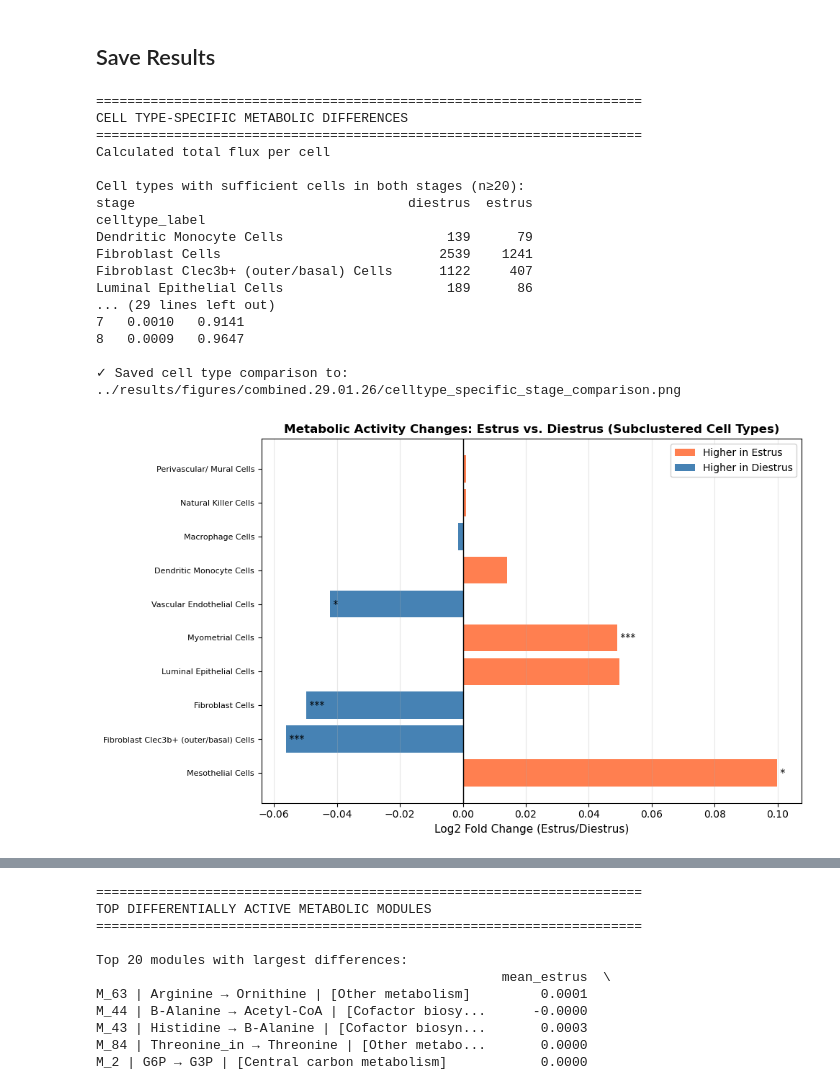
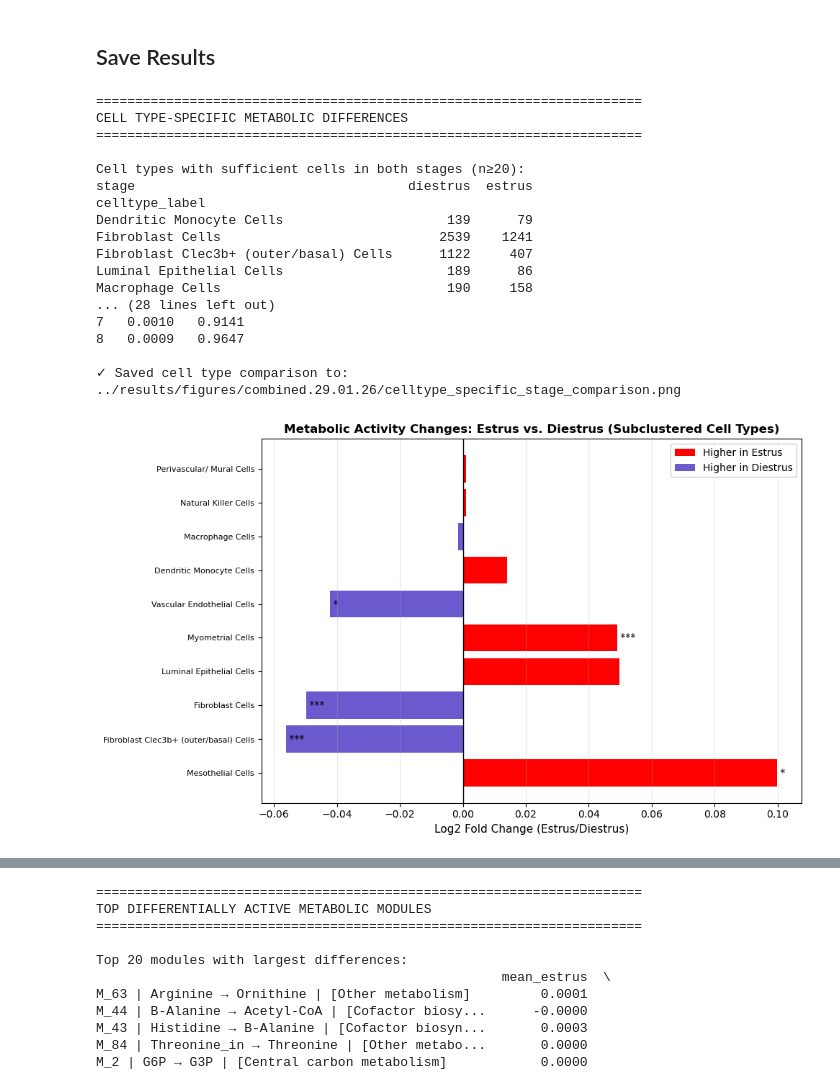
Before and after one commit to gthornes/FLUXestimatorGT, a Jupyter notebook: notebooks/03_flux_estimation.ipynb, the cells around one changed output, grey strips where cells are left out. Drawn from its saved outputs; the diff is of its cells as text; code cells hidden in the pictures.

```diff
--- a/notebooks/03_flux_estimation.ipynb
+++ b/notebooks/03_flux_estimation.ipynb
@@ -516,7 +516,7 @@ if flux_files and 'stage' in flux_by_cell.columns:
     os.makedirs(fig_output_dir, exist_ok=True)
 
     fig, ax = plt.subplots(figsize=(10, 6))
-    colors = ['coral' if fc > 0 else 'steelblue' for fc in ct_comparison['log2_fc']]
+    colors = ['red' if fc > 0 else 'slateblue' for fc in ct_comparison['log2_fc']]
     y_pos = np.arange(len(ct_comparison))
 
     bars = ax.barh(y_pos, ct_comparison['log2_fc'], color=colors)
@@ -530,8 +530,8 @@ if flux_files and 'stage' in flux_by_cell.columns:
     # Add legend for colors
     from matplotlib.patches import Patch
     legend_elements = [
-        Patch(facecolor='coral', label='Higher in Estrus'),
-        Patch(facecolor='steelblue', label='Higher in Diestrus')
+        Patch(facecolor='red', label='Higher in Estrus'),
+        Patch(facecolor='slateblue', label='Higher in Diestrus')
     ]
     ax.legend(handles=legend_elements, loc='upper right', framealpha=0.9)
 
@@ -540,36 +540,36 @@ if flux_files and 'stage' in flux_by_cell.columns:
         if row['p_value'] < 0.001:
             ax.text(row['log2_fc'], i, ' ***', va='center', fontsize=10)
         elif row['p_value'] < 0.01:
             ax.text(row['log2_fc'], i, ' **', va='center', fontsize=10)
         elif row['p_value'] < 0.05:
             ax.text(row['log2_fc'], i, ' *', va='center', fontsize=10)
 
     plt.tight_layout()
     plt.savefig(f'{fig_output_dir}/celltype_specific_stage_comparison.png', dpi=150, bbox_inches='tight')
     print(f"\n✓ Saved cell type comparison to: {fig_output_dir}/celltype_specific_stage_comparison.png")
     plt.show()
 
 else:
     print("Stage information not available for cell type-specific comparison.")
 # %% [output]
 ======================================================================
 CELL TYPE-SPECIFIC METABOLIC DIFFERENCES
 ======================================================================
-Calculated total flux per cell
 
 Cell types with sufficient cells in both stages (n≥20):
 stage                                   diestrus  estrus
 celltype_label
 Dendritic Monocyte Cells                     139      79
 Fibroblast Cells                            2539    1241
 Fibroblast Clec3b+ (outer/basal) Cells      1122     407
 Luminal Epithelial Cells                     189      86
-... (29 lines left out)
+Macrophage Cells                             190     158
+... (28 lines left out)
 7   0.0010   0.9141
 8   0.0009   0.9647
 
 ✓ Saved cell type comparison to: ../results/figures/combined.29.01.26/celltype_specific_stage_comparison.png
-[figure, old version]
+[figure, new version]
 # %%
 # Visualize estrus vs. diestrus comparison
 if flux_files and 'stage' in flux_by_cell.columns:
```
Also changed, not shown: parts of 2 cells of this notebook, 4 other files.
